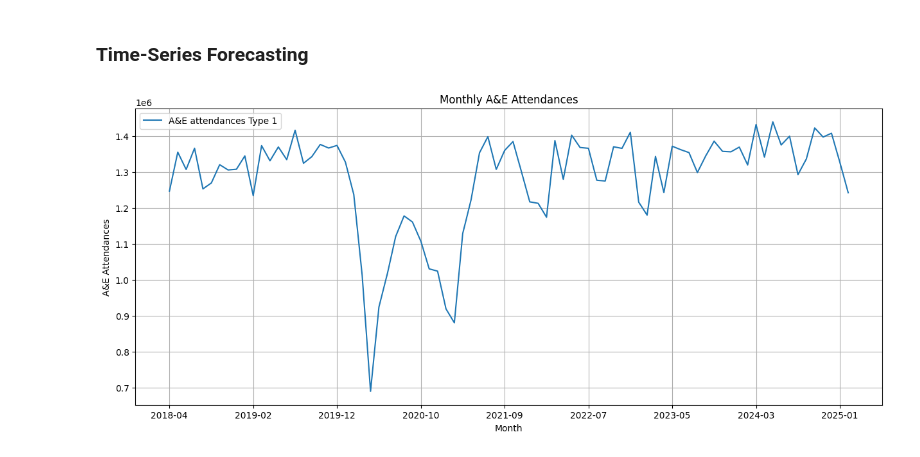
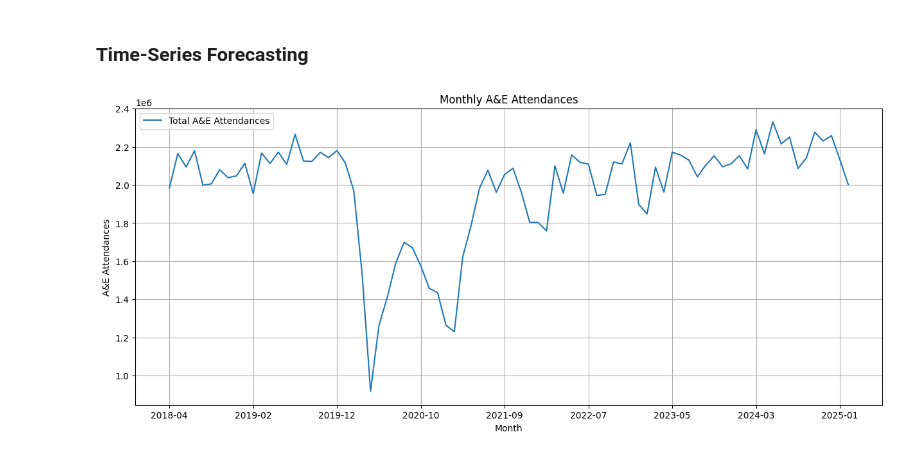
Before and after one commit to adhirajbane13/NHS_AandE_Performance_Analysis, a Jupyter notebook: notebooks/Data_Analysis_new.ipynb, the cells around one changed output. Saved outputs shown, nothing was run; the diff lists cells and outputs as text; code cells hidden in the pictures.

```diff
--- a/notebooks/Data_Analysis_new.ipynb
+++ b/notebooks/Data_Analysis_new.ipynb
@@ -555,32 +555,32 @@ import pandas as pd
 query = """
 SELECT
     "Period",
-    SUM("A&E attendances Type 1") AS "A&E attendances Type 1"
+    SUM("A&E attendances Type 1") + SUM("A&E attendances Type 2") + SUM("A&E attendances Other A&E Department") AS "Total A&E Attendances"
 FROM
     nhs_ae_attendances
 GROUP BY
     "Period"
 ORDER BY
     "Period";
 """
 
 # Execute query and load into DataFrame
 monthly_data = pd.read_sql_query(query, engine)
 
 # # Ensuring the 'Period' column is in datetime format
 # combined_df['Period'] = pd.to_datetime(combined_df['Period'], errors='coerce')
 
 # # Aggregating data by month for time-series forecasting
 # monthly_data = combined_df.groupby(combined_df['Period'].dt.to_period('M'))['A&E attendances Type 1'].sum()
 
 # Visualizing the data to check for trends
 monthly_data.set_index('Period', inplace=True)
 monthly_data.plot(figsize=(15, 6), title="Monthly A&E Attendances")
 plt.xlabel("Month")
 plt.ylabel("A&E Attendances")
 plt.grid()
 plt.show()
 
 monthly_data = monthly_data.reset_index()
 # %% [output]
-[figure, old version]
+[figure, new version]
```
Also changed, not shown: parts of 5 cells of this notebook, 1 other file.
